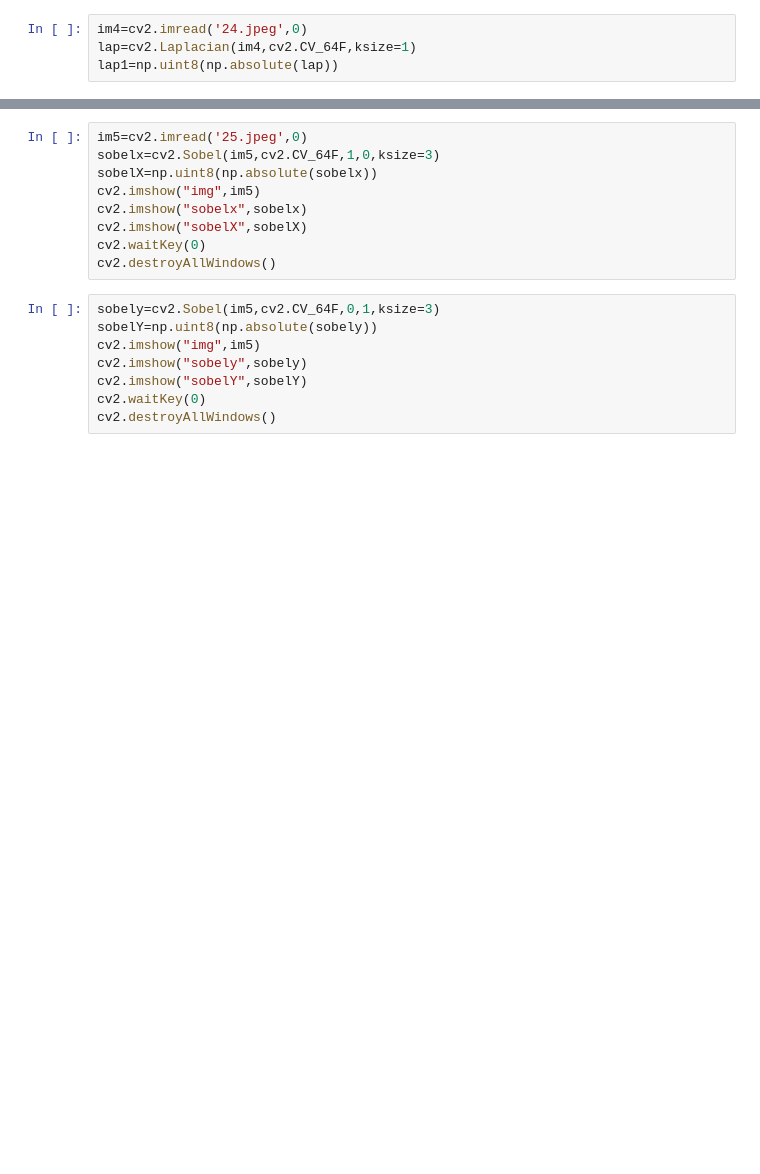
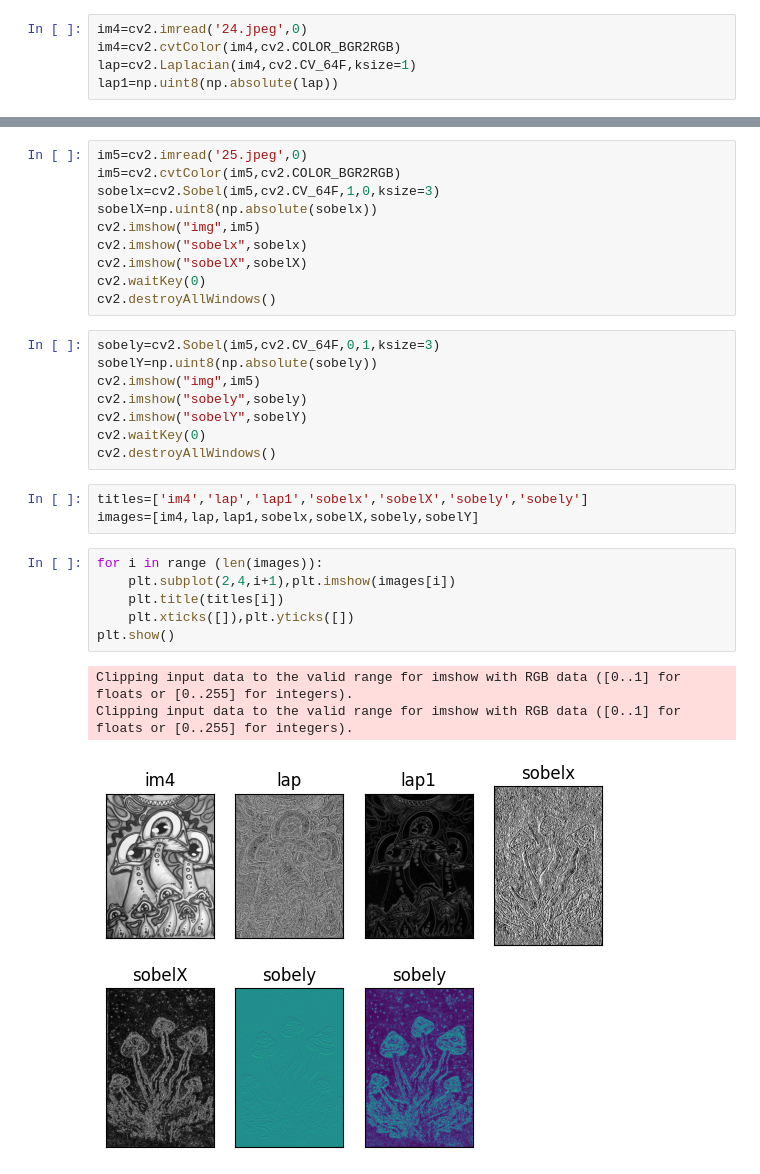
Before and after one commit to JenniferMaryX/sem-4, a Jupyter notebook: filters.ipynb, the cells around one changed output, grey strips where cells are left out. Saved outputs shown, nothing was run; the diff lists cells and outputs as text; blank space fills up the shorter version.

```diff
--- a/filters.ipynb
+++ b/filters.ipynb
@@ -59,6 +60,7 @@ for i in range (0,len(titles)):
 ## Laplacian  filters
 # %%
 im4=cv2.imread('24.jpeg',0)
+im4=cv2.cvtColor(im4,cv2.COLOR_BGR2RGB)
 lap=cv2.Laplacian(im4,cv2.CV_64F,ksize=1)
 lap1=np.uint8(np.absolute(lap))
 # %%
@@ -71,6 +73,7 @@ cv2.destroyAllWindows()
 ## sobel filter
 # %%
 im5=cv2.imread('25.jpeg',0)
+im5=cv2.cvtColor(im5,cv2.COLOR_BGR2RGB)
 sobelx=cv2.Sobel(im5,cv2.CV_64F,1,0,ksize=3)
 sobelX=np.uint8(np.absolute(sobelx))
 cv2.imshow("img",im5)
@@ -86,3 +89,16 @@ cv2.imshow("sobely",sobely)
 cv2.imshow("sobelY",sobelY)
 cv2.waitKey(0)
 cv2.destroyAllWindows()
+# %%
+titles=['im4','lap','lap1','sobelx','sobelX','sobely','sobely']
+images=[im4,lap,lap1,sobelx,sobelX,sobely,sobelY]
+# %%
+for i in range (len(images)):
+    plt.subplot(2,4,i+1),plt.imshow(images[i])
+    plt.title(titles[i])
+    plt.xticks([]),plt.yticks([])
+plt.show()
+# %% [output]
+Clipping input data to the valid range for imshow with RGB data ([0..1] for floats or [0..255] for integers).
+Clipping input data to the valid range for imshow with RGB data ([0..1] for floats or [0..255] for integers).
+[figure, added]
```
Also changed, not shown: parts of 1 cell of this notebook.
